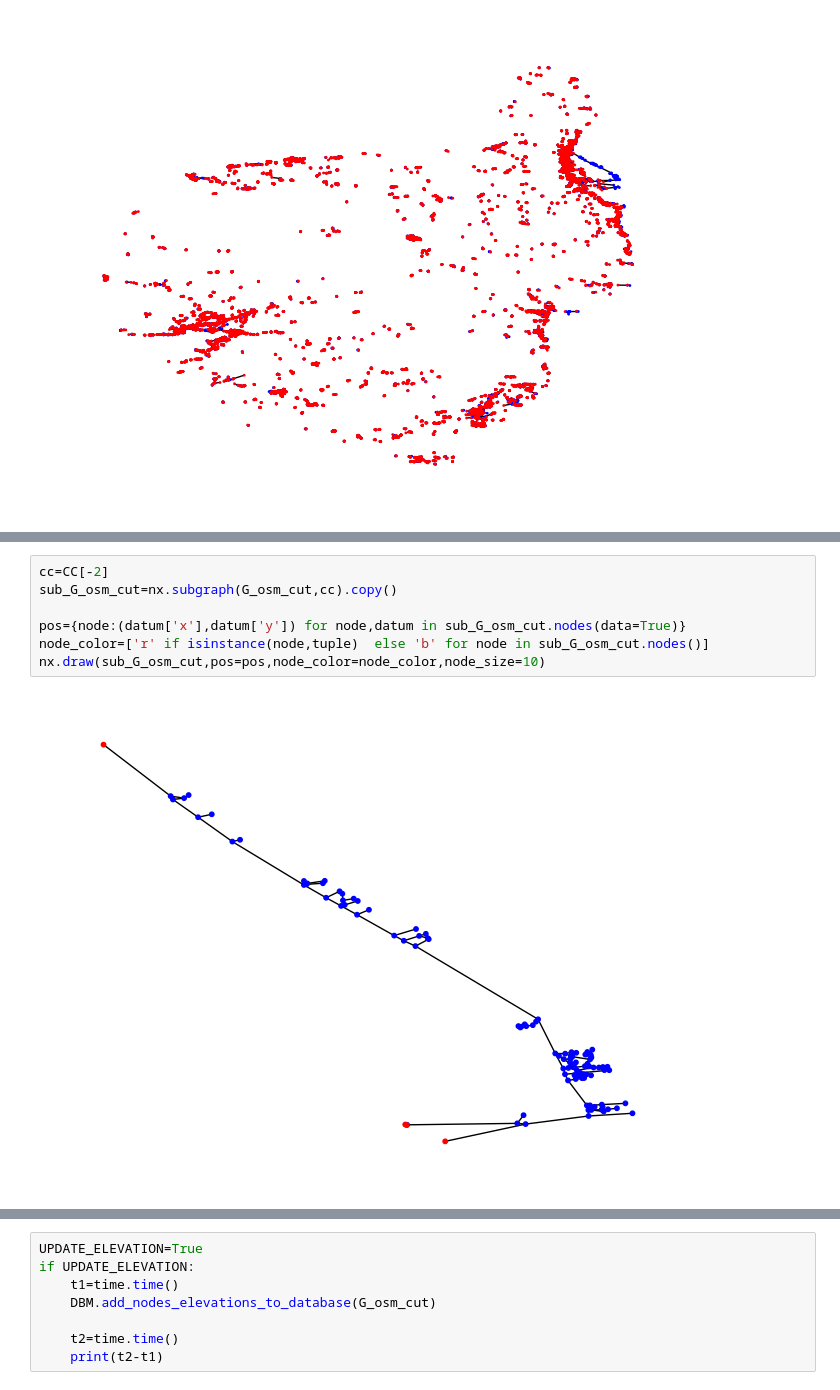
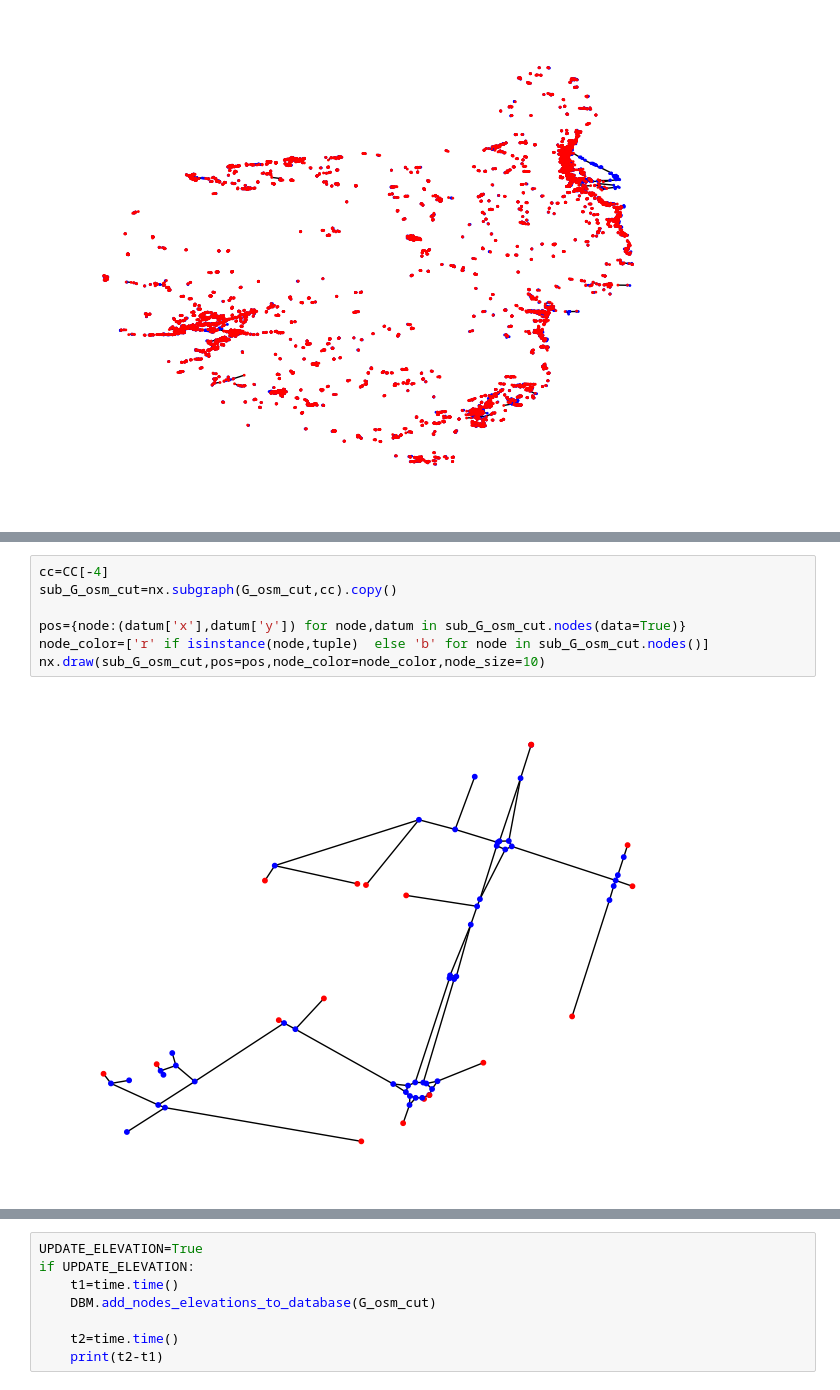
Before and after one commit to pierremennesson/contours_lines, a Jupyter notebook: nodes_elevations.ipynb, the cells around one changed output, grey strips where cells are left out. Cells and saved outputs as stored; diff of their text form.

```diff
--- a/nodes_elevations.ipynb
+++ b/nodes_elevations.ipynb
@@ -83,12 +83,12 @@ print(t2-t1)
 # %%
-cc=CC[-2]
+cc=CC[-4]
 sub_G_osm_cut=nx.subgraph(G_osm_cut,cc).copy()
 
 pos={node:(datum['x'],datum['y']) for node,datum in sub_G_osm_cut.nodes(data=True)}
 node_color=['r' if isinstance(node,tuple)  else 'b' for node in sub_G_osm_cut.nodes()]
 nx.draw(sub_G_osm_cut,pos=pos,node_color=node_color,node_size=10)
 # %% [output]
-[figure, old version]
+[figure, new version]
 # %%
 colors=['b','m','r','y','k']
 nodes,estimated_elevations=estimate_elevations_from_laplacian(sub_G_osm_cut)
```
Also changed, not shown: parts of 4 cells of this notebook, 5 other files.
